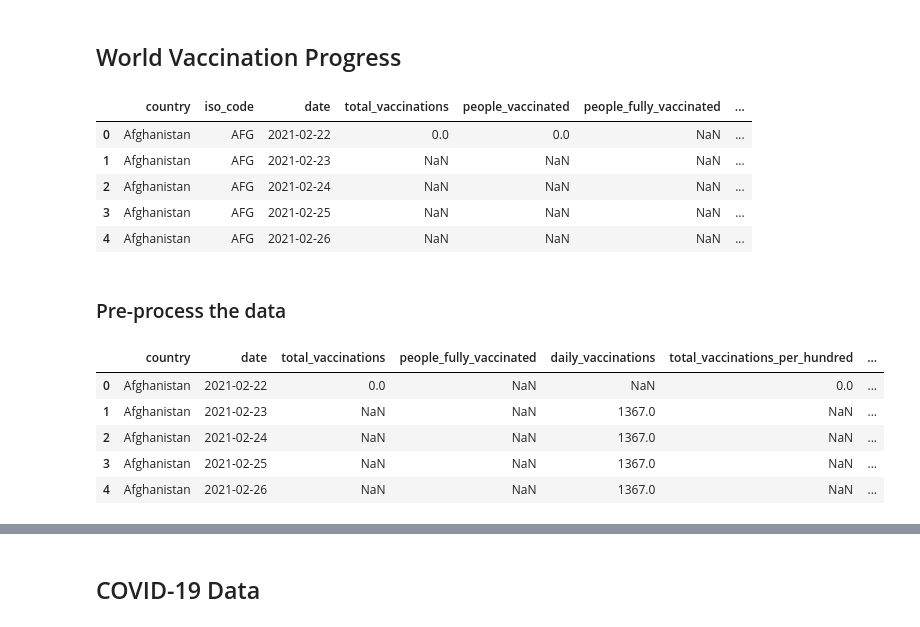
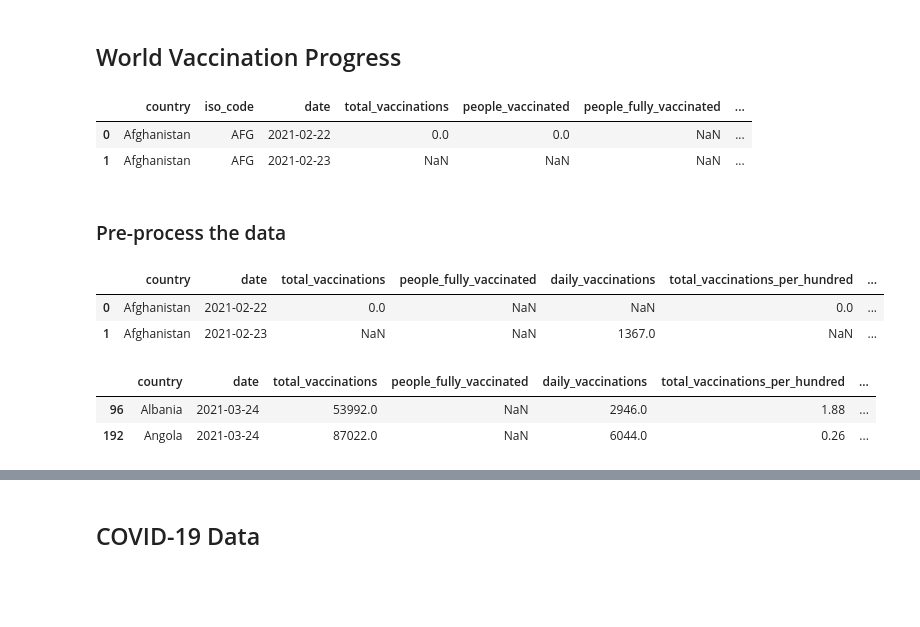
Before and after one commit to yimanliu/CS6220-Data-Mining, a Jupyter notebook: Final_project_data_visualization.ipynb, the cells around one changed output, grey strips where cells are left out. Saved outputs shown, nothing was run; the diff lists cells and outputs as text; code cells hidden in the pictures; blank space fills up the shorter version.

```diff
--- a/Final_project_data_visualization.ipynb
+++ b/Final_project_data_visualization.ipynb
@@ -459,25 +136,26 @@ plot = df.plot.pie(y='Number of people', figsize=(8, 8), autopct='%.1f%%')
 # %%
 data = pd.read_csv('./data/country_vaccinations.csv')
 # %%
-data.head()
+data.head(2)
 # %% [output]
 |  | country | iso_code | date | total_vaccinations | people_vaccinated | people_fully_vaccinated | ... |
 | 0 | Afghanistan | AFG | 2021-02-22 | 0.0 | 0.0 | NaN | ... |
 | 1 | Afghanistan | AFG | 2021-02-23 | NaN | NaN | NaN | ... |
-| 2 | Afghanistan | AFG | 2021-02-24 | NaN | NaN | NaN | ... |
-| 3 | Afghanistan | AFG | 2021-02-25 | NaN | NaN | NaN | ... |
-| 4 | Afghanistan | AFG | 2021-02-26 | NaN | NaN | NaN | ... |
 # %% [markdown]
 ### Pre-process the data
 # %%
 data = data.drop(columns=['iso_code', 'daily_vaccinations_raw', 'people_vaccinated', 'people_vaccinated_per_hundred',
                          'daily_vaccinations_per_million', 'source_name', 'source_website'])
 # %%
-data.head()
+data.head(2)
 # %% [output]
 |  | country | date | total_vaccinations | people_fully_vaccinated | daily_vaccinations | total_vaccinations_per_hundred | ... |
 | 0 | Afghanistan | 2021-02-22 | 0.0 | NaN | NaN | 0.0 | ... |
 | 1 | Afghanistan | 2021-02-23 | NaN | NaN | 1367.0 | NaN | ... |
-| 2 | Afghanistan | 2021-02-24 | NaN | NaN | 1367.0 | NaN | ... |
-| 3 | Afghanistan | 2021-02-25 | NaN | NaN | 1367.0 | NaN | ... |
-| 4 | Afghanistan | 2021-02-26 | NaN | NaN | 1367.0 | NaN | ... |
+# %%
+b = data[(data['date'] == '2021-03-24')]
+b.head(2)
+# %% [output]
+|  | country | date | total_vaccinations | people_fully_vaccinated | daily_vaccinations | total_vaccinations_per_hundred | ... |
+| 96 | Albania | 2021-03-24 | 53992.0 | NaN | 2946.0 | 1.88 | ... |
+| 192 | Angola | 2021-03-24 | 87022.0 | NaN | 6044.0 | 0.26 | ... |
```
Also changed, not shown: parts of 124 cells of this notebook.
